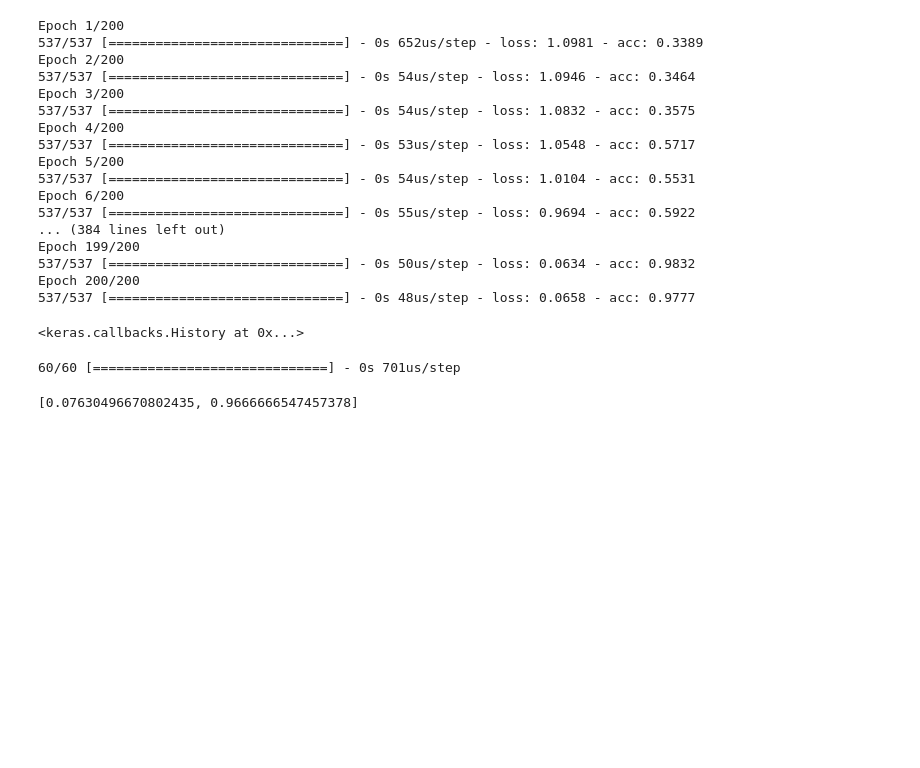
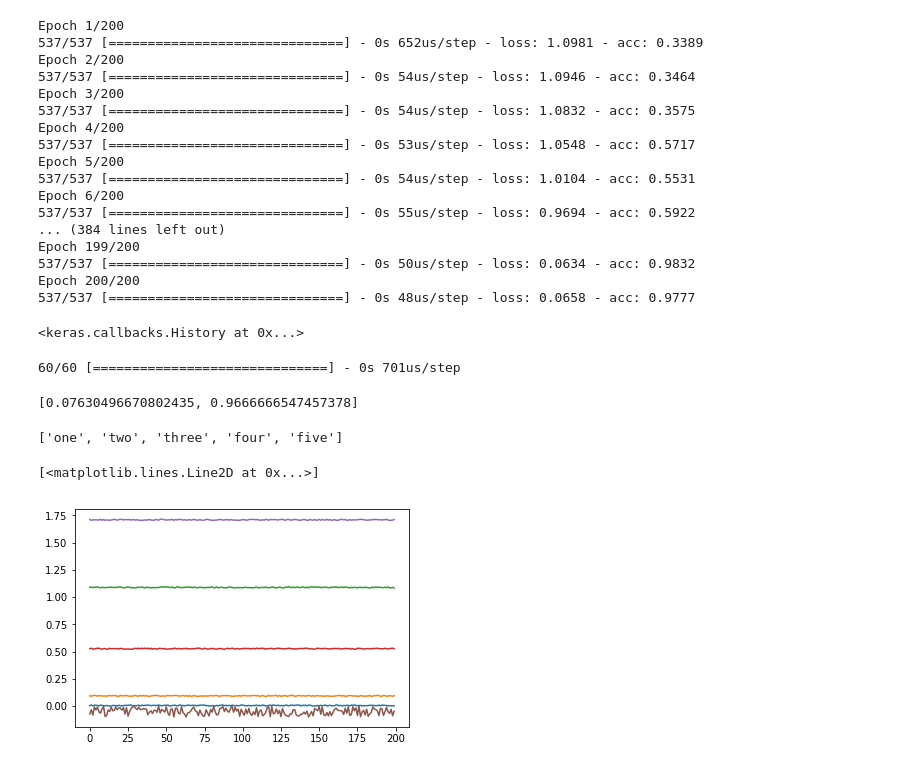
Before and after one commit to jessepisel/stratal-geometries, a Jupyter notebook: onlap or unconformity.ipynb, the cells around one changed output. Drawn from its saved outputs; the diff is of its cells as text; code cells hidden in the pictures; blank space fills up the shorter version.

```diff
--- a/onlap or unconformity.ipynb
+++ b/onlap or unconformity.ipynb
@@ -176,3 +176,32 @@ score=model.evaluate(X_test, y_test_encoded)
 score
 # %% [output]
 [0.07630496670802435, 0.9666666547457378]
+# %%
+names = ['one', 'two', 'three', 'four', 'five', 'six', 'seven', 'eight', 'nine', 'ten', 'eleven',
+         'twelve', 'thirteen', 'fourteen', 'fifteen', 'sixteen']
+# %%
+number_of_layers = np.random.randint(0,6)
+# %%
+names[0:number_of_layers]
+# %% [output]
+['one', 'two', 'three', 'four', 'five']
+# %%
+df =  pd.DataFrame()
+
+for j in np.arange(3, 5.5,0.1):
+    rolling = pd.DataFrame()
+    rolling['zero'] = np.full(200, 0)-np.random.rand(200)/10
+    for i in range(len(names[0:number_of_layers])):
+        randomness = np.random.uniform(0,i)
+        rolling[names[i]] = np.full(200, randomness)+np.random.rand(200)/100
+    df = pd.concat((df, rolling))
+# %%
+plt.plot(df['one'].values[0:200])
+plt.plot(df['two'].values[0:200])
+plt.plot(df['three'].values[0:200])
+plt.plot(df['four'].values[0:200])
+plt.plot(df['five'].values[0:200])
+plt.plot(df['zero'].values[0:200])
+# %% [output]
+[<matplotlib.lines.Line2D at 0x...>]
+[figure, added]
```
Also changed, not shown: parts of 2 cells of this notebook.
